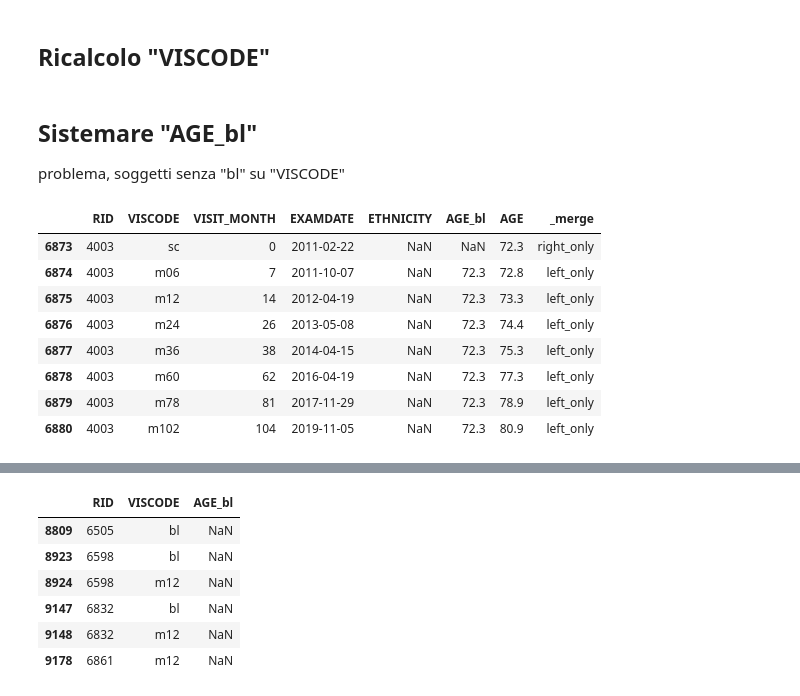
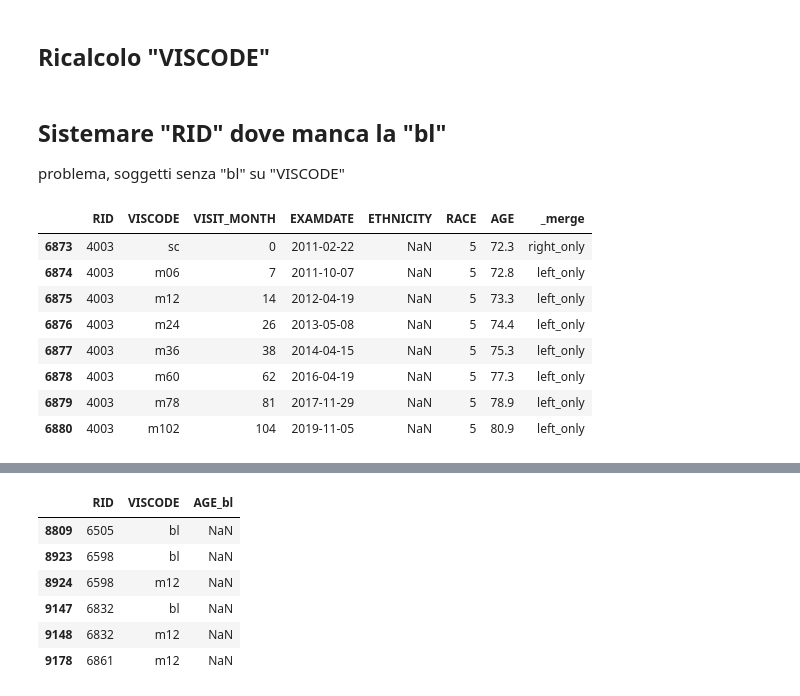
Before and after one commit to RossanaFacchin/DataCleaning, a Jupyter notebook: merge_pipeline.ipynb, the cells around one changed output, grey strips where cells are left out. Drawn from its saved outputs; the diff is of its cells as text; code cells hidden in the pictures.

```diff
--- a/merge_pipeline.ipynb
+++ b/merge_pipeline.ipynb
@@ -393,18 +394,18 @@ def add_visit_month(df, id_col, date_col):
 # %%
 merged = add_visit_month(merged, "RID", "EXAMDATE")
 # %% [markdown]
-## Sistemare "AGE_bl"
+## Sistemare "RID" dove manca la "bl"
 problema, soggetti senza "bl" su "VISCODE"
 # %%
-display_cols = ['RID', 'VISCODE', 'VISIT_MONTH', 'EXAMDATE', 'ETHNICITY','AGE_bl', 'AGE', '_merge']
+display_cols = ['RID', 'VISCODE', 'VISIT_MONTH', 'EXAMDATE', 'ETHNICITY','RACE', 'AGE', '_merge']
 merged[merged["RID"] == 4003][display_cols].head(20)
 # %% [output]
-|  | RID | VISCODE | VISIT_MONTH | EXAMDATE | ETHNICITY | AGE_bl | AGE | _merge |
-| 6873 | 4003 | sc | 0 | 2011-02-22 | NaN | NaN | 72.3 | right_only |
-| 6874 | 4003 | m06 | 7 | 2011-10-07 | NaN | 72.3 | 72.8 | left_only |
-| 6875 | 4003 | m12 | 14 | 2012-04-19 | NaN | 72.3 | 73.3 | left_only |
-| 6876 | 4003 | m24 | 26 | 2013-05-08 | NaN | 72.3 | 74.4 | left_only |
-| 6877 | 4003 | m36 | 38 | 2014-04-15 | NaN | 72.3 | 75.3 | left_only |
-| 6878 | 4003 | m60 | 62 | 2016-04-19 | NaN | 72.3 | 77.3 | left_only |
-| 6879 | 4003 | m78 | 81 | 2017-11-29 | NaN | 72.3 | 78.9 | left_only |
-| 6880 | 4003 | m102 | 104 | 2019-11-05 | NaN | 72.3 | 80.9 | left_only |
+|  | RID | VISCODE | VISIT_MONTH | EXAMDATE | ETHNICITY | RACE | AGE | _merge |
+| 6873 | 4003 | sc | 0 | 2011-02-22 | NaN | 5 | 72.3 | right_only |
+| 6874 | 4003 | m06 | 7 | 2011-10-07 | NaN | 5 | 72.8 | left_only |
+| 6875 | 4003 | m12 | 14 | 2012-04-19 | NaN | 5 | 73.3 | left_only |
+| 6876 | 4003 | m24 | 26 | 2013-05-08 | NaN | 5 | 74.4 | left_only |
+| 6877 | 4003 | m36 | 38 | 2014-04-15 | NaN | 5 | 75.3 | left_only |
+| 6878 | 4003 | m60 | 62 | 2016-04-19 | NaN | 5 | 77.3 | left_only |
+| 6879 | 4003 | m78 | 81 | 2017-11-29 | NaN | 5 | 78.9 | left_only |
+| 6880 | 4003 | m102 | 104 | 2019-11-05 | NaN | 5 | 80.9 | left_only |
```
Also changed, not shown: parts of 5 cells of this notebook.
